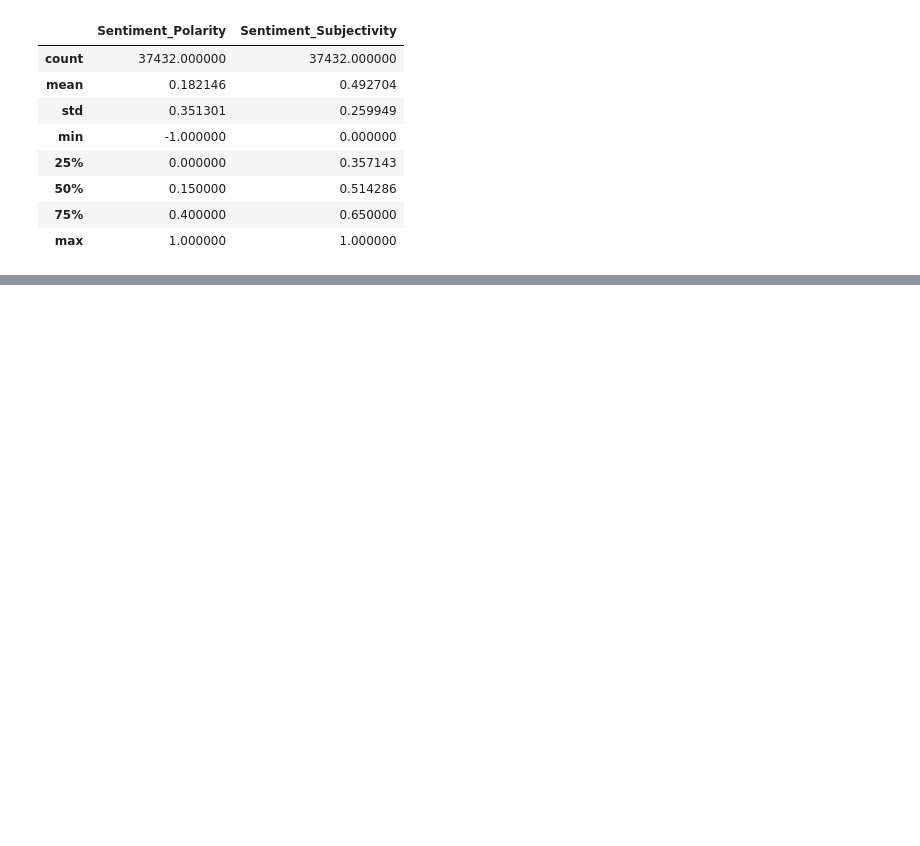
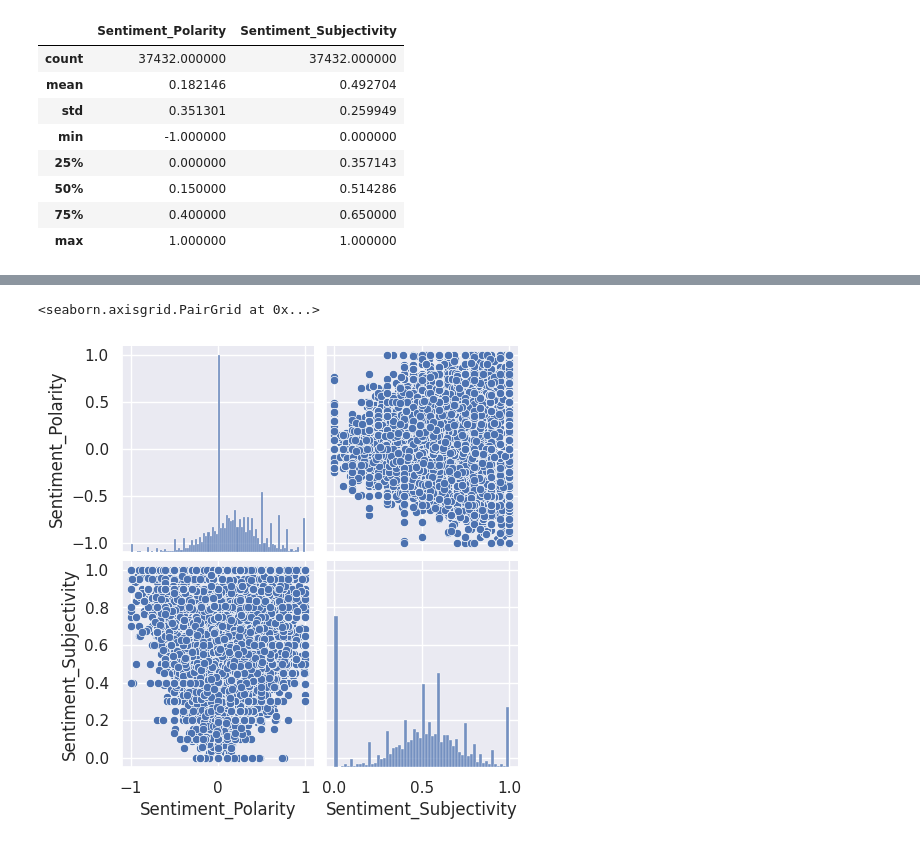
Before and after one commit to MijulSaxena/EDA-project-on-Gooogle-playstore., a Jupyter notebook: Play_Store_App_Review_Analysis_Capstone_Project_by_Mijul_Saxena.ipynb, the cells around one changed output, grey strips where cells are left out. Saved outputs shown, nothing was run; the diff lists cells and outputs as text; code cells hidden in the pictures; blank space fills up the shorter version.

```diff
--- a/Play_Store_App_Review_Analysis_Capstone_Project_by_Mijul_Saxena.ipynb
+++ b/Play_Store_App_Review_Analysis_Capstone_Project_by_Mijul_Saxena.ipynb
@@ -578,0 +602,6 @@ Name: Sentiment_Polarity, Length: 1074, dtype: float64
+# %%
+# Pair Plot
+sns.pairplot(user_reviews)
+# %% [output]
+<seaborn.axisgrid.PairGrid at 0x...>
+[figure, added]
```
Also changed, not shown: parts of 13 cells of this notebook.
